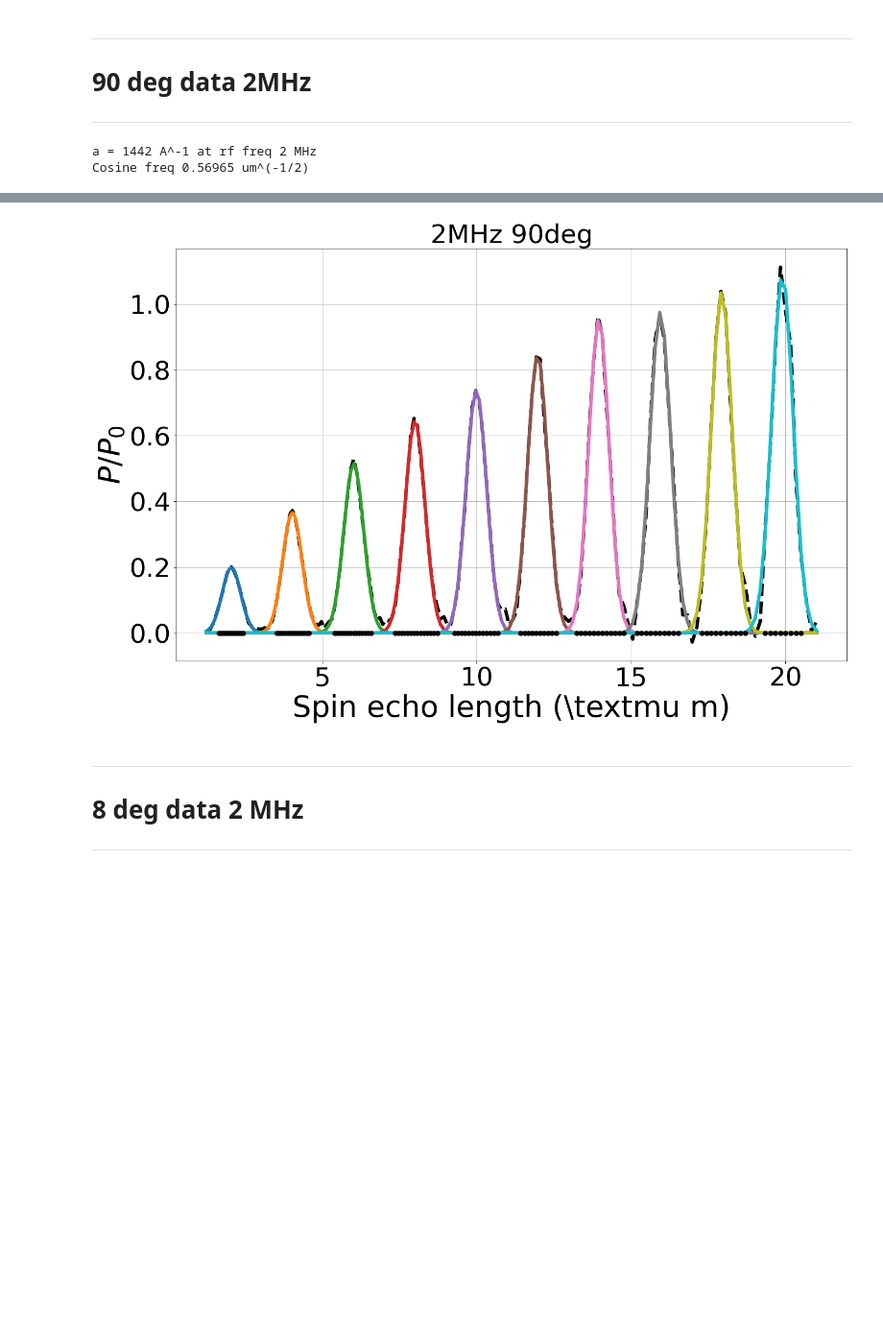
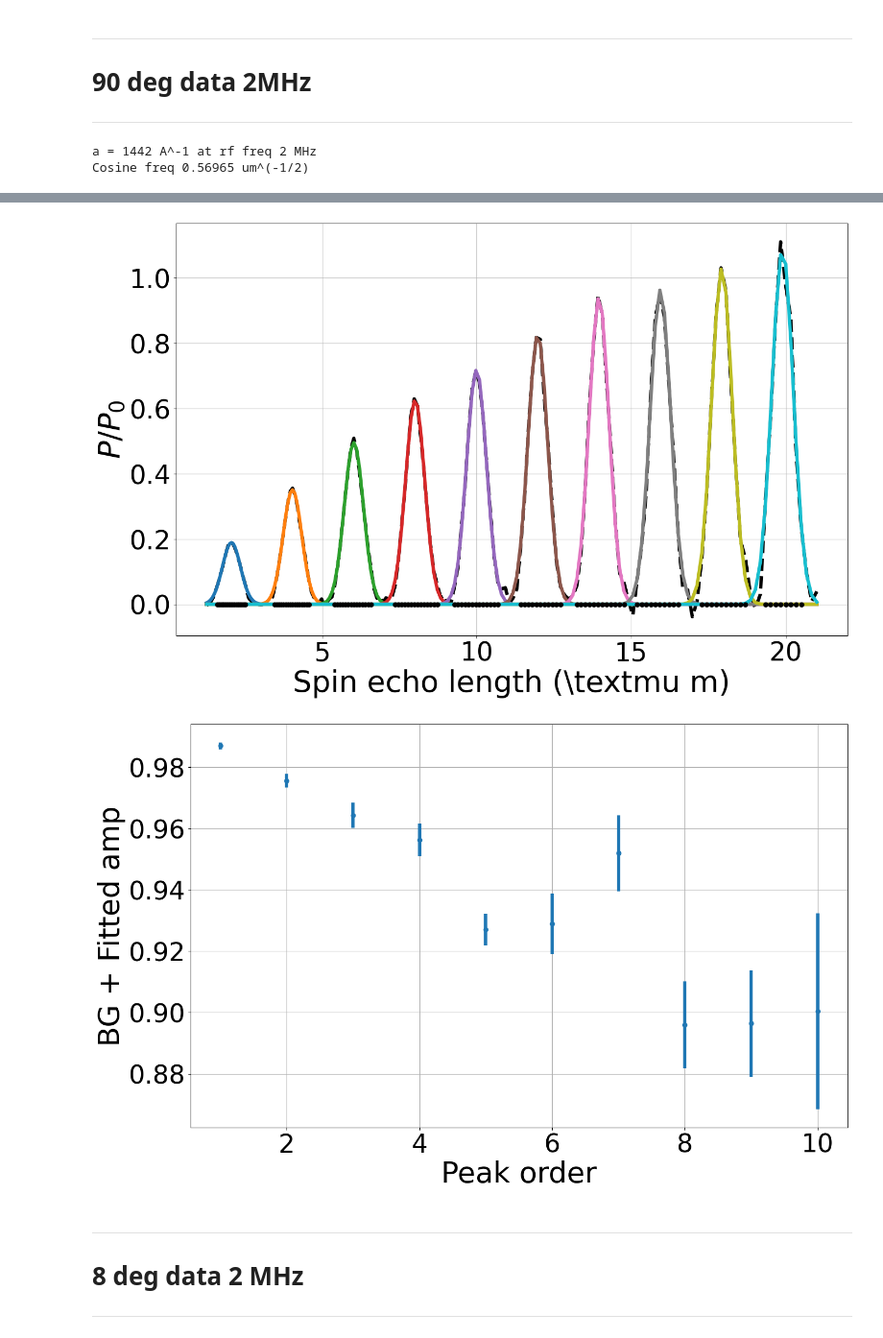
Before and after one commit to srmck/SESANS-coherence-length, a Jupyter notebook: Coherence_analysis.ipynb, the cells around one changed output, grey strips where cells are left out. Shown at 96% size. Drawn from its saved outputs; the diff is of its cells as text; code cells hidden in the pictures; blank space fills up the shorter version.

Commit message:
Added figures

```diff
--- a/Coherence_analysis.ipynb
+++ b/Coherence_analysis.ipynb
@@ -202,31 +196,27 @@ with open(path+file) as f:
     y = np.array([float(temp[y][1]) for y in range(len(temp))])
     e = np.array([float(temp[y][2]) for y in range(len(temp))])
 
-    s = savgol_filter(y,5,3)
-    tr,_ = find_peaks(-s,distance=1)
-    pk,_ = find_peaks(s,distance=1)
-    pk = pk[1:]  #remove false peaks
+    tr,_ = find_peaks(-y,prominence=.1)
+    tr = np.insert(tr,[0],[0]) #insert first point: P(0)=1
+    pk,_ = find_peaks(y,prominence=.1)
 
 fig, ax = plt.subplots()
 plt.plot(x,y,'o',label='Data',color='C0',ms=7.5,zorder=5,ls='-',linewidth=2.5)
 plt.errorbar(x,y,e,color='C0',ls='none',zorder=5)
-#plt.plot(x,s,'-',label='Data smoothed',color='C1')
-#plt.plot(x[tr],s[tr],'o',ms=10,color='red',zorder=10)
-#plt.plot(x[pk],s[pk],'o',ms=10,color='green',zorder=10)
 
+#plt.plot(x[pk],y[pk],'o',ms=10,color='green',zorder=10)
+guess_pk = [0,0]
+parms_pk,err_pk = curve_fit(quad,x[pk],y[pk],sigma=e[pk])  #quadratic fit of damping
+plt.plot(x_tot,quad(x_tot,*parms_pk),'--',color='green',label='Peak fit')
+#plt.plot(x_tot,np.ones(len(x_tot))-.0036*x_tot-.000106*x_tot**2,'--',color='purple',label='Roger')
+
+#plt.plot(x[tr],y[tr],'o',ms=10,color='red',zorder=10)
 guess_tr = [.65,get_BG_freq(2,40)[1]]
-parms_tr,err_tr = curve_fit(BG,x[tr],s[tr],p0=guess_tr,sigma=e[tr])
-guess_pk = [0,0]  #quad fit
-parms_pk,err_pk = curve_fit(quad,x[pk],s[pk],sigma=e[pk])
-
+parms_tr,err_tr = curve_fit(BG,x[tr],y[tr],p0=guess_tr,sigma=e[tr])
 plt.plot(x_tot,BG(x_tot,*parms_tr),'--',color='red',label='BG fit')
 #plt.plot(x_tot,BG(x_tot,*BG_parms_2_8),'--',color='magenta',label='BG fit from 8 deg')
-plt.plot(x_tot,BG(x_tot,*[.64,Rob_2]),'--',color='cyan',label='BG fit Rob')
-#plt.plot(x_tot,quad(x_tot,*parms_pk),'--',color='green',label='Peak fit')
-plt.plot(x_tot,np.ones(len(x_tot))-.0036*x_tot-.000106*x_tot**2,'--',color='purple',label='Resolution')
 
-#plt.title('2MHz 90deg')
-ax.legend(loc='lower left')#, bbox_to_anchor=(1, 0.5))
+ax.legend(loc='lower left')
 plt.xlabel(r'Spin echo length (\textmu m)')
 plt.ylabel(r'$P/P_0$')
 ax.set_xticks(range(0,21,2))
@@ -239,17 +229,17 @@ print(f'Peak fit: 1-a*x**2-b*x: [a,b]={np.round(parms_pk,5)}')
 print(f'\t Errs: {np.round(np.sqrt(np.diag(err_pk)),5)}')
 print('-'*50 + '\n')
 
+BG_parms_2_90 = parms_tr   #save background parameters for later
+#BG_parms_2_90 = BG_parms_2_8
+subtracted = y-BG(x,*BG_parms_2_90)
+peak_x = np.where(subtracted>0.05)
+
 fig, ax = plt.subplots()
-#subtracted = y-BG(x,*parms_tr)
-#subtracted = y-BG(x,*BG_parms_2_8)
-subtracted = y-BG(x,*[.64,Rob_2])
-peak_x = np.where(subtracted>0.075)
 plt.plot(x,subtracted,'--',color='black')
 
-#Symmetric peak fitting
 seperated = splitter(peak_x[0],1)
 fparms = []
-all_errs = []
+all_errs = []  #should rename this...
 
 for indx,sep in enumerate(seperated):
     plt.plot(x[sep],np.zeros(len(sep)),'o',color='black',zorder=10)  #peak fit domain
@@ -264,17 +254,26 @@ for indx,sep in enumerate(seperated):
     print(f'Fitted peak {indx}: [amp,av,sig]={np.round(ff,3)}')
     print(f'\t Errors: {np.round(np.sqrt(np.diag(errs)),5)}')
 
-plt.title('2MHz 90deg')
 plt.xlabel(r'Spin echo length (\textmu m)')
 plt.ylabel(r'$P/P_0$')
 plt.grid()
 plt.show()
 
+fparms = np.array(fparms)
+order_errs = np.array([np.sqrt(np.diag(i)) for i in all_errs])
+
+fig, ax = plt.subplots()
+plt.plot(range(1,11),fparms[:,0]+BG(fparms[:,1],*BG_parms_2_90),'o')
+plt.errorbar(range(1,11),fparms[:,0]+BG(fparms[:,1],*BG_parms_2_90),order_errs[:,0],ls='none',color='C0',zorder=5)
+
+plt.xlabel(r'Peak order')
+plt.ylabel(r'BG + Fitted amp')
+plt.grid()
+plt.show()
+
 X_saved = np.copy(x)
 X_tot_saved = np.copy(x_tot)
-S_saved = np.copy(s)
 fparms_saved = np.copy(fparms)
-BG_parms_2_90 = np.copy(parms_tr)
 # %% [output]
 a = 1442 A^-1 at rf freq 2 MHz
 Cosine freq 0.56965 um^(-1/2)
@@ -299,4 +298,5 @@ Fitted peak 9: [amp,av,sig]=[ 1.09  19.897  0.348]
-[figure, old version]
+[figure, new version]
+[figure, added]
 # %%
 if False:
     #Asymmetric peak fitting, doesn't seem to work well
```
Also changed, not shown: parts of 12 cells of this notebook, 15 other files.
